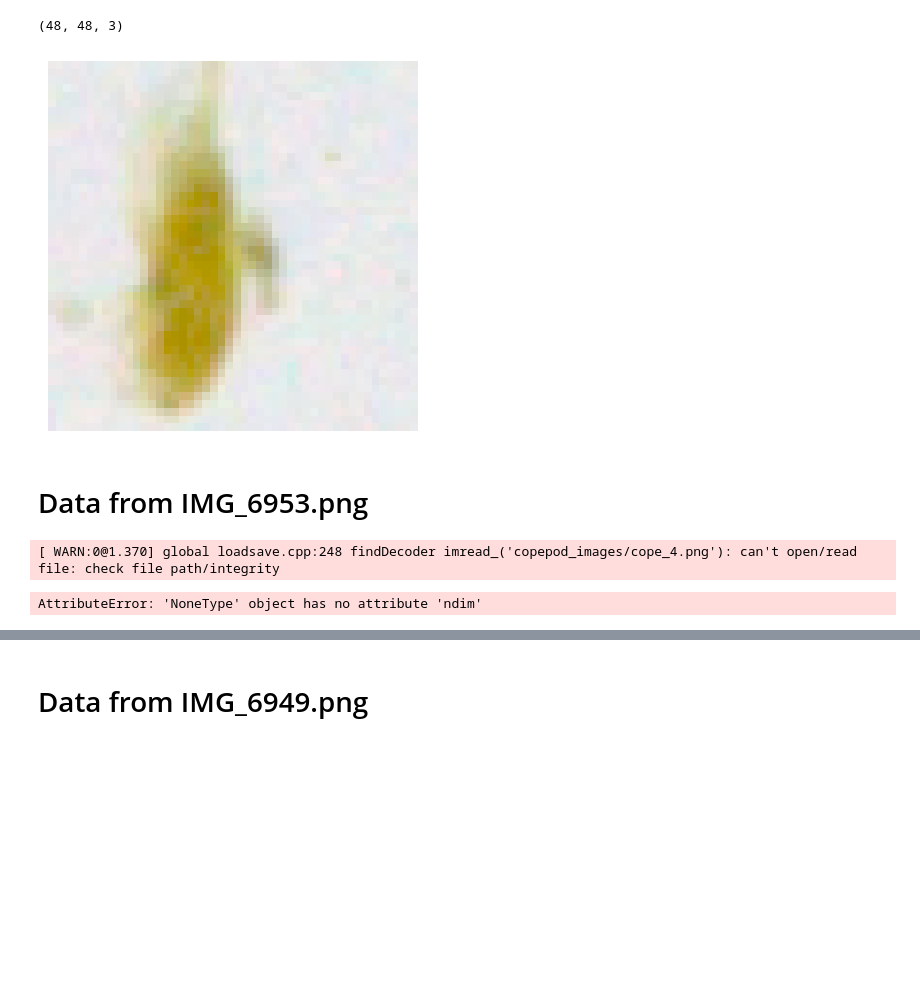
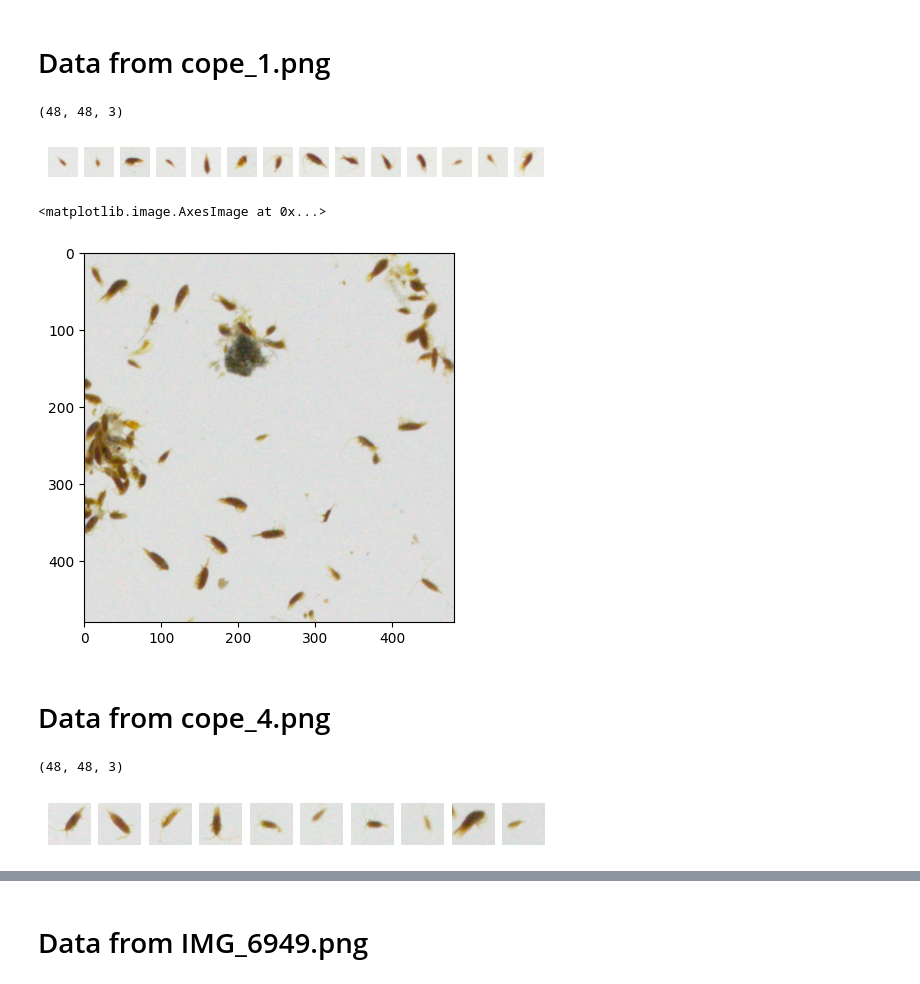
Before and after one commit to Pwhsky/copepod-image-analysis, a Jupyter notebook: vae/test_data.ipynb, the cells around one changed output, grey strips where cells are left out. Cells and saved outputs as stored; diff of their text form; code cells hidden in the pictures; blank space fills up the shorter version.

```diff
--- a/vae/test_data.ipynb
+++ b/vae/test_data.ipynb
@@ -1,43 +1,61 @@
+# %% [markdown]
+# Data from cope_1.png
 # %%
 import deeptrack as dt
 import numpy as np
 from matplotlib import pyplot as plt
 
-img = dt.LoadImage("copepod_images/IMG_6940.png")
+img = dt.LoadImage("copepod_images/cope_1.png")
 img= np.array(img.resolve())
 
-ys    = [1263]
-xs    = [2405]
+#Some single copepod positions from cope_1.png, additional crops are commented out.
+ys    = [1875,    1487,  955,1740,2693,1430,1970,2537  ,1945,1480,2955,2345,1864,3087] #1525,
+xs    = [1785,   1550,   2050,1825,2010,2395,850,1482,1230,1595,2040, 1070, 920, 1773] #1517,
+
+
 
 training_images = []
 number_of_crops = len(ys)
 
 for i in range(number_of_crops):
     #go through the positions for the crops
     y_index   = ys[i]
     x_index   = xs[i]
     crop_size = 48
     x0,y0 = y_index-crop_size // 2, x_index - crop_size//2
     training_image = np.array(   img[x0:x0+crop_size, y0: y0 + crop_size])
-    #training_image = cv2.cvtColor(training_image,cv2.COLOR_BGR2GRAY)
-    #training_image = np.expand_dims(training_image,axis=-1)
     training_images.append(training_image)
     plt.subplot(1,number_of_crops,i+1)
     plt.axis("off")
     plt.imshow(training_image,cmap="gray")
 np.shape(training_image)
 # %% [output]
 (48, 48, 3)
-[figure, old version]
+[figure, new version]
+# %%
+image = dt.LoadImage("copepod_images/cope_4.png")
+image = np.array(image.resolve())
+
+crop_size =480
+y_index = 920
+x_index = 2485
+x0,y0 = y_index-crop_size // 2, x_index - crop_size//2
+training_image = np.array(   image[x0:x0+crop_size, y0: y0 + crop_size])
+plt.imshow(training_image)
+# %% [output]
+<matplotlib.image.AxesImage at 0x...>
+[figure, added]
 # %% [markdown]
-# Data from IMG_6953.png
+# Data from cope_4.png
 # %%
-img = dt.LoadImage("copepod_images/IMG_6953.png")
+img = dt.LoadImage("copepod_images/cope_4.png")
 img = np.array(img.resolve())
 
 #Some single copepod positions from cope_1.png, additional crops are commented out.
-ys    = [2480,1597,1295,1279,1225]
-xs    = [1509,1715,1690,1647, 1047]
+ys    = [2480,1597,1295,1279,1225,327,320,280,730,920]
+xs    = [1509,1715,1690,1647, 1047,1985,2075,2300,2289,2485]
+
+
 
 number_of_crops = len(ys)
 
@@ -54,5 +72,5 @@ for i in range(number_of_crops):
     plt.imshow(training_image,cmap="gray")
 np.shape(training_image)
 # %% [output]
-[ WARN:0@1.370] global loadsave.cpp:248 findDecoder imread_('copepod_images/cope_4.png'): can't open/read file: check file path/integrity
+(48, 48, 3)
-AttributeError: 'NoneType' object has no attribute 'ndim'
+[figure, added]
```
Also changed, not shown: parts of 6 cells of this notebook, 56 other files.
